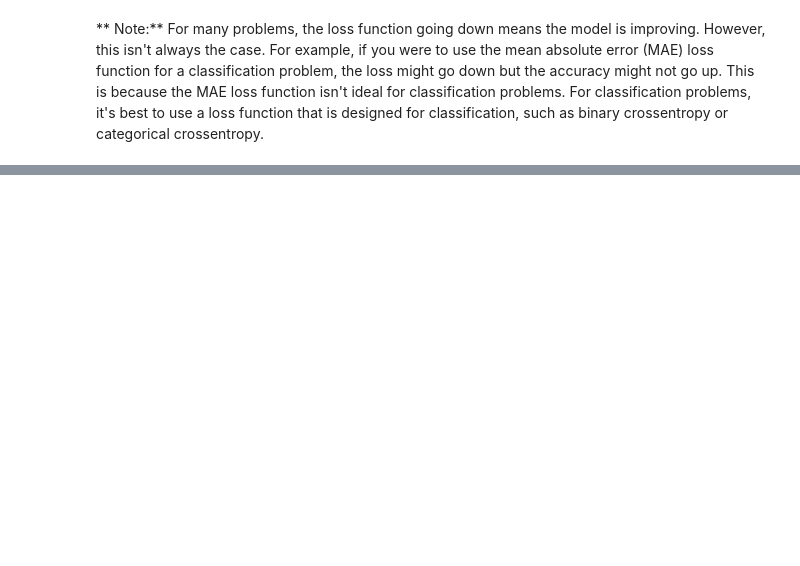
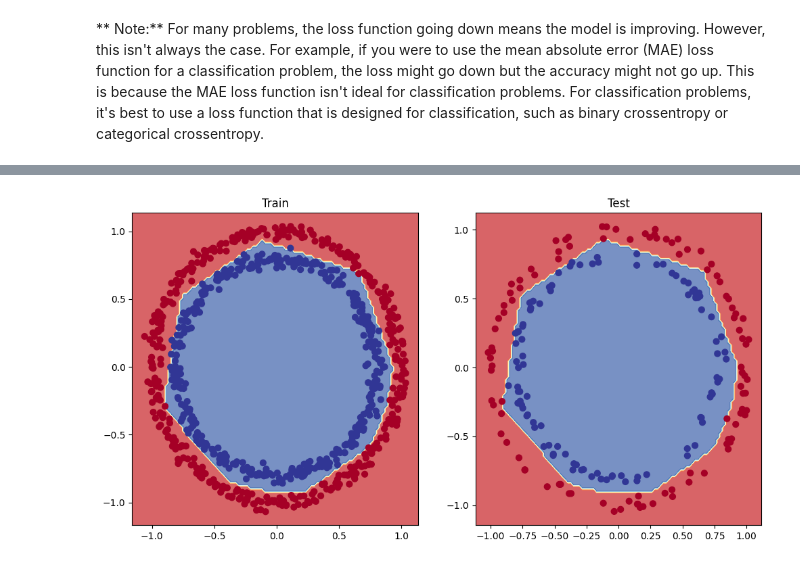
Before and after one commit to leohfigueiredo/Tensorflow, a Jupyter notebook: 02_neural_network_classification_with_tensorflow.ipynb, the cells around one changed output, grey strips where cells are left out. Cells and saved outputs as stored; diff of their text form; code cells hidden in the pictures; blank space fills up the shorter version.

```diff
--- a/02_neural_network_classification_with_tensorflow.ipynb
+++ b/02_neural_network_classification_with_tensorflow.ipynb
@@ -697,0 +776,20 @@ plt.show()
+# %%
+# Let's try usinng a higher *ideal* learning rate with the same model as before
+
+#Set random seed
+tf.random.set_seed(42)
+
+#Create a model (same as model_8)
+model_10 = tf.keras.Sequential([
+    tf.keras.layers.Dense(4, activation='relu'),
+    tf.keras.layers.Dense(4, activation='relu'),
+    tf.keras.layers.Dense(1, activation='sigmoid')   # Output layer for binary
+])
+
+# Compile the model with the ideal learning rate
+model_10.compile(loss=tf.keras.losses.binary_crossentropy,
+                optimizer=tf.keras.optimizers.Adam(learning_rate=0.02), # changed learning rate to 0.02
+                metrics=["accuracy"])
+
+# Fit the model
+history_10 = model_10.fit(X_train, y_train, epochs=20)
@@ -697,0 +826,11 @@ plt.show()
+# %%
+# Plot te decision boundary for the training and test sets
+plt.figure(figsize=(12, 6))
+plt.subplot(1, 2, 1) # 1 row, 2 columns, first subplot, 1st section
+plt.title("Train")
+plot_decision_boundary(model=model_10, X=X_train, y=y_train)
+plt.subplot(1, 2, 2) # second subplot, 2nd section
+plt.title("Test")
+plot_decision_boundary(model=model_10, X=X_test, y=y_test)
+plt.show()
+# %% [output]
@@ -697,0 +841 @@ plt.show()
+[figure, added]
```
Also changed, not shown: parts of 30 cells of this notebook, 1 other file.
